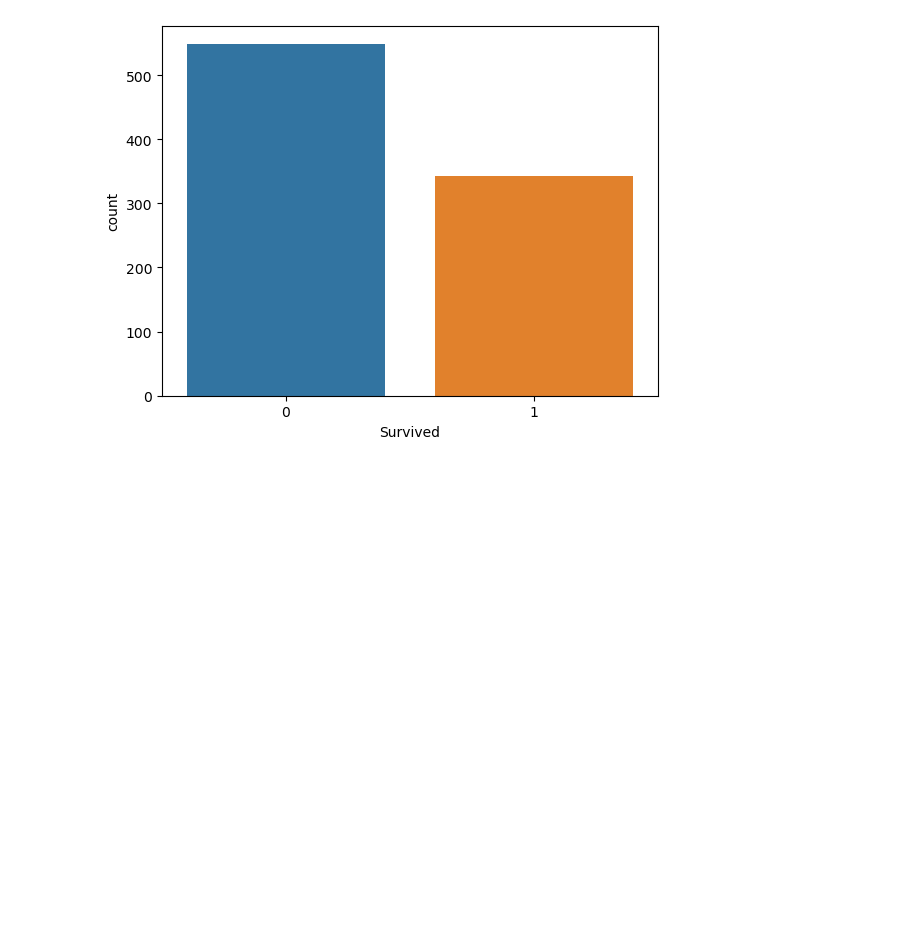
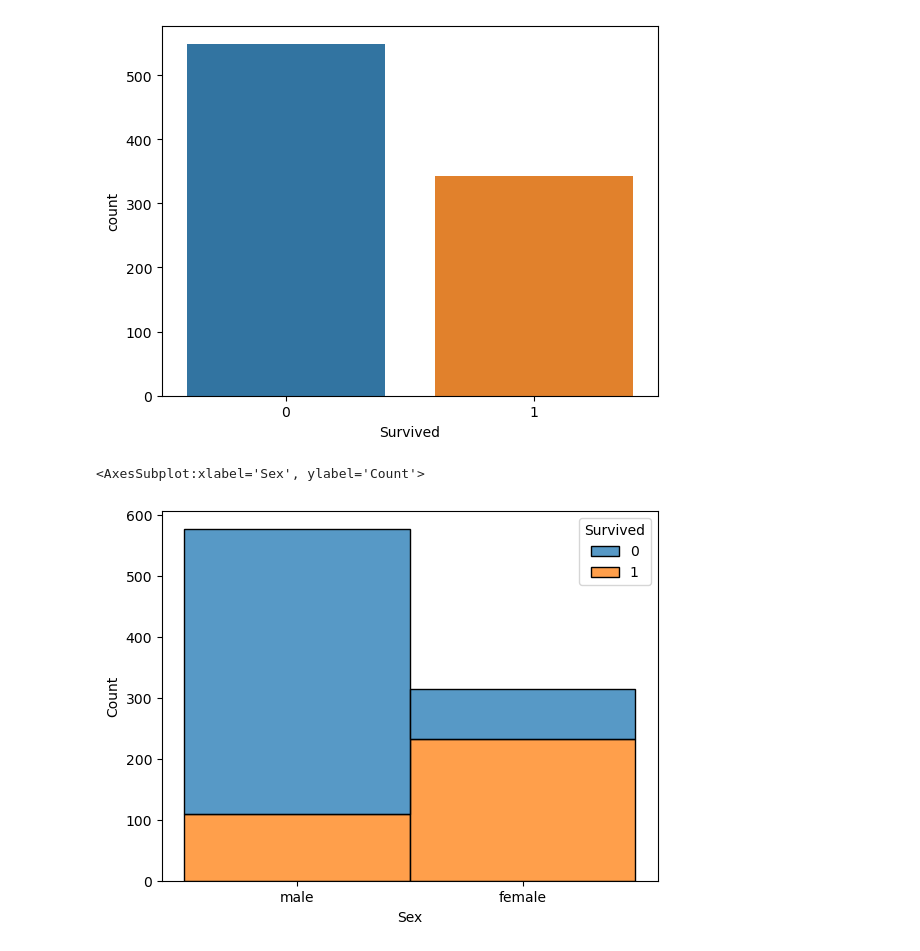
Before and after one commit to arizinghell/kaggle-exercise, a Jupyter notebook: Titanic.ipynb, the cells around one changed output. Saved outputs shown, nothing was run; the diff lists cells and outputs as text; code cells hidden in the pictures; blank space fills up the shorter version.

```diff
--- a/Titanic.ipynb
+++ b/Titanic.ipynb
@@ -72,3 +72,8 @@ sns.countplot(x='Survived', data=train)
 # %% [output]
 <AxesSubplot:xlabel='Survived', ylabel='count'>
 [figure]
+# %%
+sns.histplot(train, x="Sex", hue="Survived", multiple="stack")
+# %% [output]
+<AxesSubplot:xlabel='Sex', ylabel='Count'>
+[figure, added]
```
Also changed, not shown: parts of 3 cells of this notebook.
